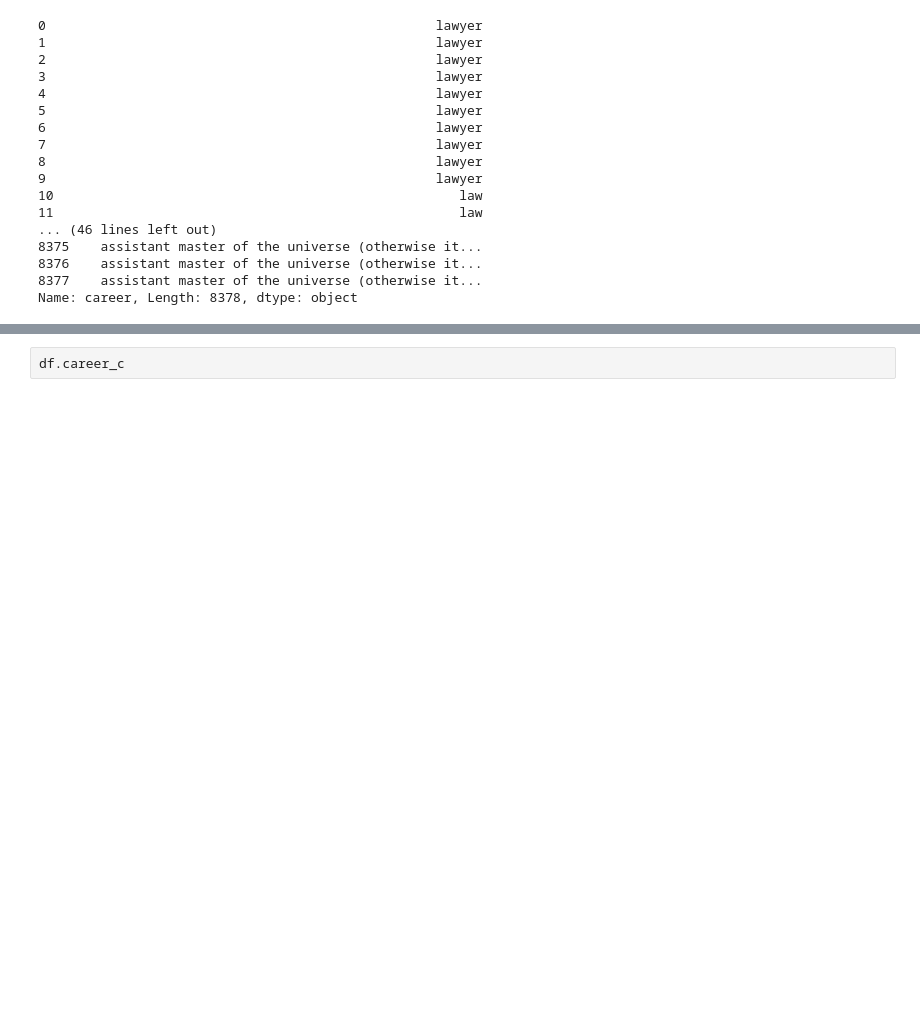
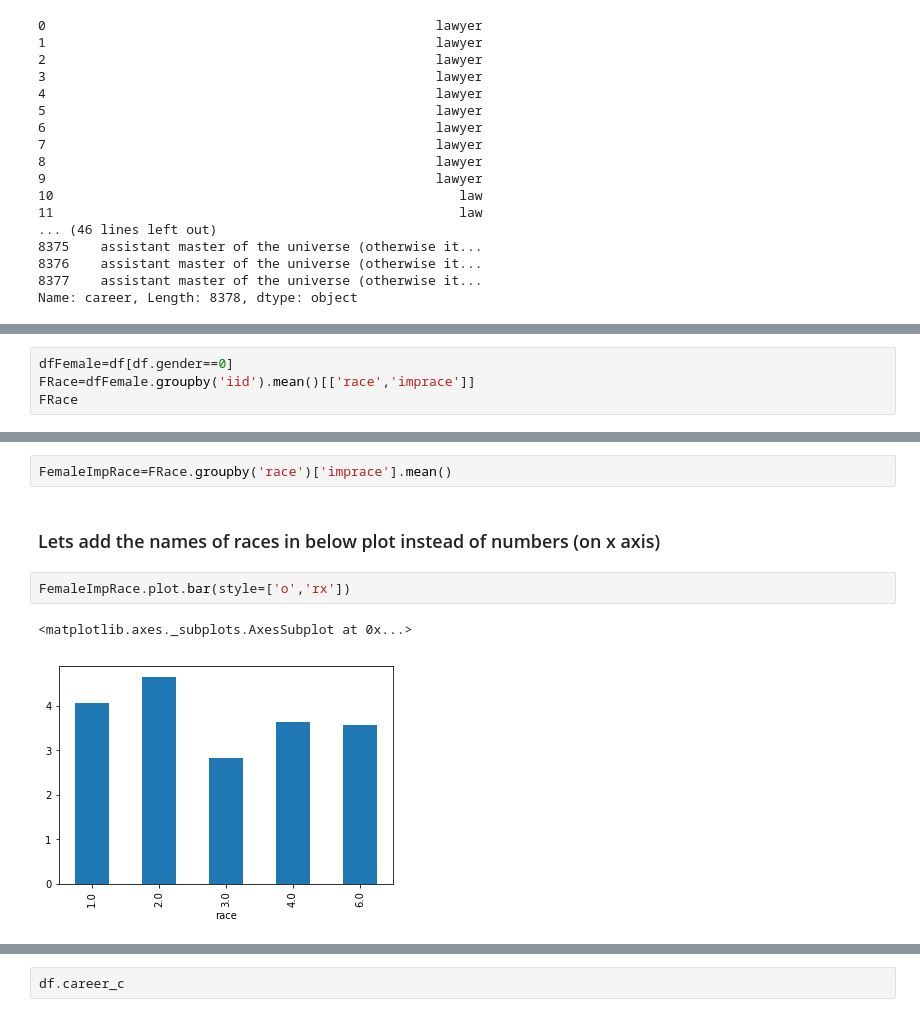
Before and after one commit to kshitijasankhe/SpeedDatingDataset, a Jupyter notebook: Findings.ipynb, the cells around one changed output, grey strips where cells are left out. Saved outputs shown, nothing was run; the diff lists cells and outputs as text; blank space fills up the shorter version.

```diff
--- a/Findings.ipynb
+++ b/Findings.ipynb
@@ -235,0 +255,4 @@ Name: career, Length: 8378, dtype: object
+# %%
+dfFemale=df[df.gender==0]
+FRace=dfFemale.groupby('iid').mean()[['race','imprace']]
+FRace
@@ -235,0 +279,9 @@ Name: career, Length: 8378, dtype: object
+# %%
+FemaleImpRace=FRace.groupby('race')['imprace'].mean()
+# %% [markdown]
+### Lets add the names of races in below plot instead of numbers (on x axis)
+# %%
+FemaleImpRace.plot.bar(style=['o','rx'])
+# %% [output]
+<matplotlib.axes._subplots.AxesSubplot at 0x...>
+[figure, added]
```
Also changed, not shown: parts of 9 cells of this notebook.
